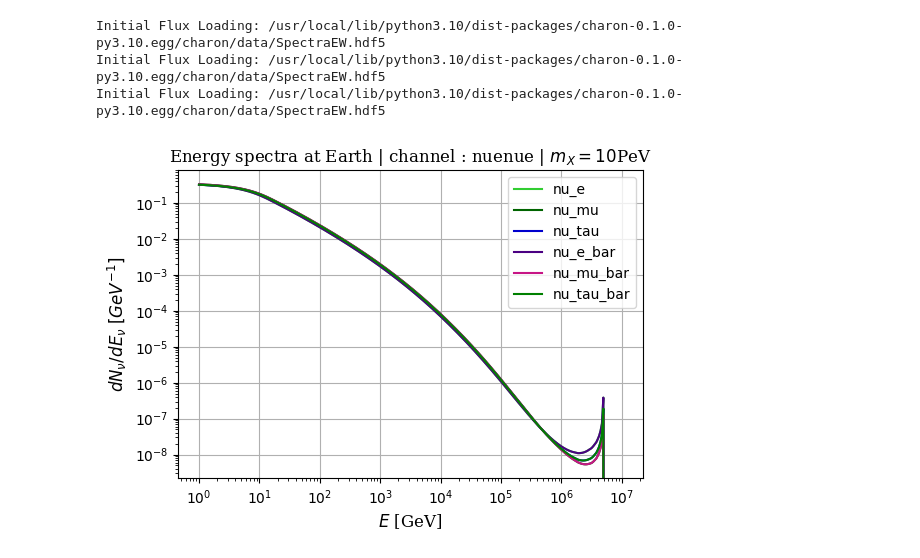
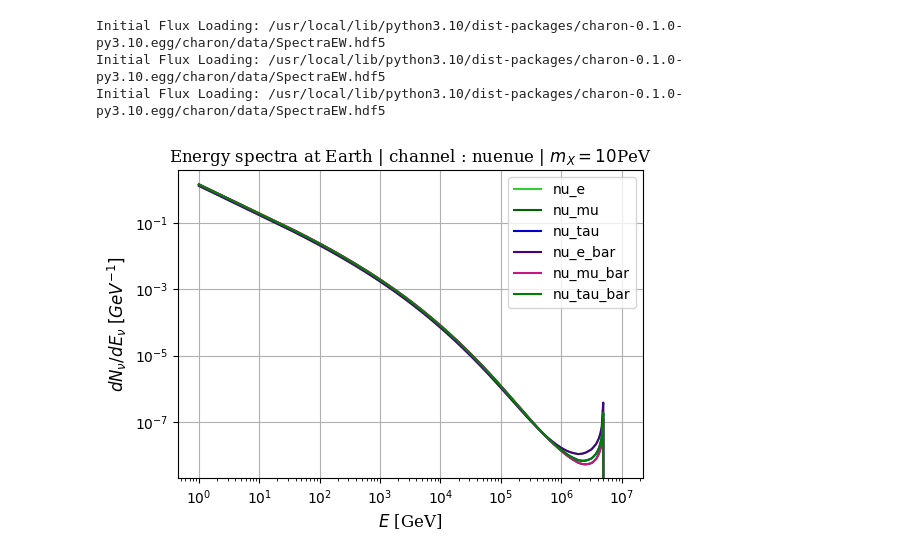
Before and after one commit to danaevld/IceCube, a Jupyter notebook: Signal_injection.ipynb, the cells around one changed output. Drawn from its saved outputs; the diff is of its cells as text; code cells hidden in the pictures.

```diff
--- a/Signal_injection.ipynb
+++ b/Signal_injection.ipynb
@@ -14,12 +14,12 @@ from modeling import PdfBase, Model, Parameter
 from data_DM import DataSet
 from llh import LikelihoodRatioTest
 # %%
-Reco_rate_NFW = Signal_PDF(mass=1e7, channel='nuenue',process='decay',galactic_profile=profile.NFW, extrapolation=True)
+Reco_rate_NFW = Signal_PDF(mass=1e7, channel='nuenue',process='decay',galactic_profile=profile.NFW, extrapolation=True, normalize=True)
 # %% [output]
 Initial Flux Loading: /usr/local/lib/python3.10/dist-packages/charon-0.1.0-py3.10.egg/charon/data/SpectraEW.hdf5
 Initial Flux Loading: /usr/local/lib/python3.10/dist-packages/charon-0.1.0-py3.10.egg/charon/data/SpectraEW.hdf5
 Initial Flux Loading: /usr/local/lib/python3.10/dist-packages/charon-0.1.0-py3.10.egg/charon/data/SpectraEW.hdf5
-[figure, old version]
+[figure, new version]
 # %%
 Background = Background_PDF(oversample=True, hist=True, bins=[18,50], density=True)
 # %% [output]
```
Also changed, not shown: parts of 10 cells of this notebook.
